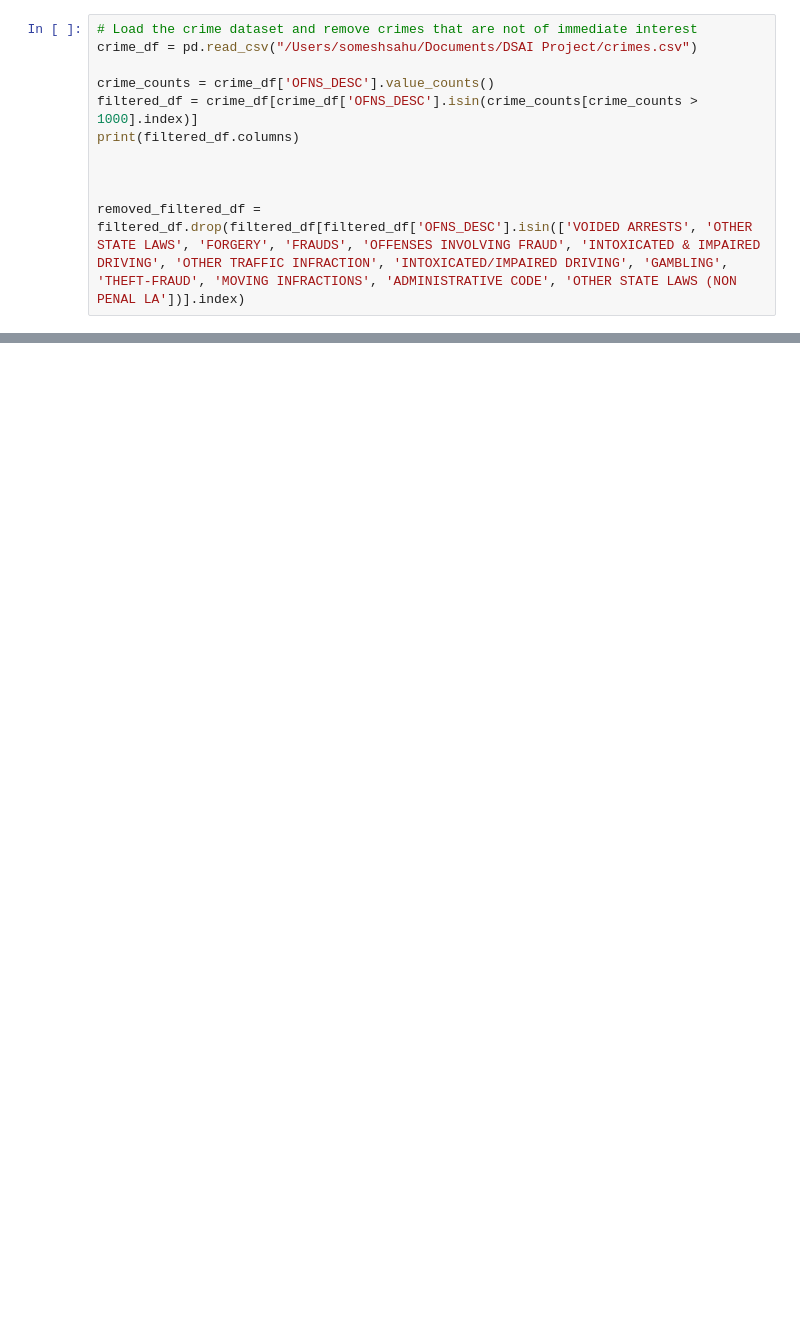
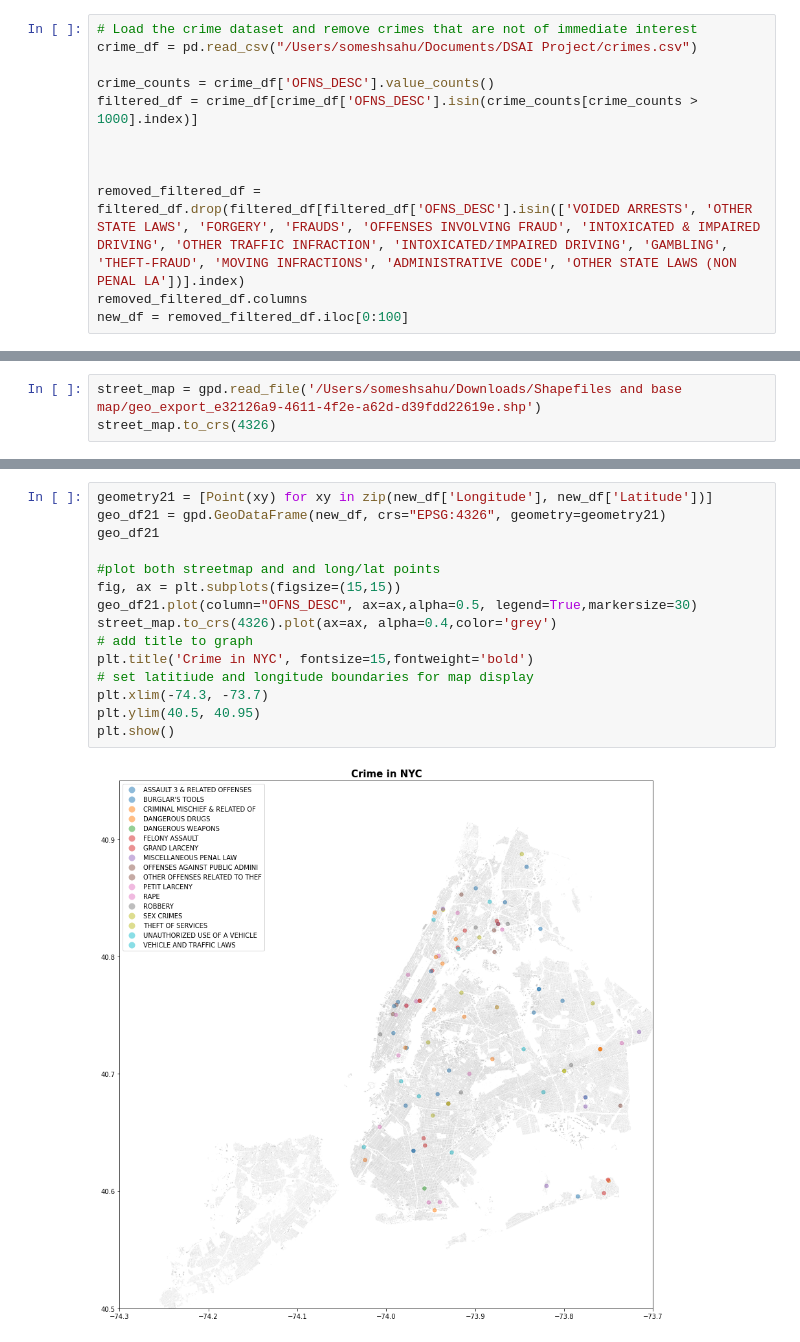
Before and after one commit to paaniwater/DSAI-Project, a Jupyter notebook: project.ipynb, the cells around one changed output, grey strips where cells are left out. Saved outputs shown, nothing was run; the diff lists cells and outputs as text; blank space fills up the shorter version.

```diff
--- a/project.ipynb
+++ b/project.ipynb
@@ -7,8 +11,9 @@ crime_df = pd.read_csv("/Users/someshsahu/Documents/DSAI Project/crimes.csv")
 
 crime_counts = crime_df['OFNS_DESC'].value_counts()
 filtered_df = crime_df[crime_df['OFNS_DESC'].isin(crime_counts[crime_counts > 1000].index)]
-print(filtered_df.columns)
 
 
 
 removed_filtered_df = filtered_df.drop(filtered_df[filtered_df['OFNS_DESC'].isin(['VOIDED ARRESTS', 'OTHER STATE LAWS', 'FORGERY', 'FRAUDS', 'OFFENSES INVOLVING FRAUD', 'INTOXICATED & IMPAIRED DRIVING', 'OTHER TRAFFIC INFRACTION', 'INTOXICATED/IMPAIRED DRIVING', 'GAMBLING', 'THEFT-FRAUD', 'MOVING INFRACTIONS', 'ADMINISTRATIVE CODE', 'OTHER STATE LAWS (NON PENAL LA'])].index)
+removed_filtered_df.columns
+new_df = removed_filtered_df.iloc[0:100]
@@ -33,0 +20,3 @@ Index(['ARREST_KEY', 'ARREST_DATE', 'PD_CD', 'PD_DESC', 'KY_CD', 'OFNS_DESC',
+# %%
+street_map = gpd.read_file('/Users/someshsahu/Downloads/Shapefiles and base map/geo_export_e32126a9-4611-4f2e-a62d-d39fdd22619e.shp')
+street_map.to_crs(4326)
@@ -33,0 +25,17 @@ Index(['ARREST_KEY', 'ARREST_DATE', 'PD_CD', 'PD_DESC', 'KY_CD', 'OFNS_DESC',
+# %%
+geometry21 = [Point(xy) for xy in zip(new_df['Longitude'], new_df['Latitude'])]
+geo_df21 = gpd.GeoDataFrame(new_df, crs="EPSG:4326", geometry=geometry21)
+geo_df21
+
+#plot both streetmap and and long/lat points
+fig, ax = plt.subplots(figsize=(15,15))
+geo_df21.plot(column="OFNS_DESC", ax=ax,alpha=0.5, legend=True,markersize=30)
+street_map.to_crs(4326).plot(ax=ax, alpha=0.4,color='grey')
+# add title to graph
+plt.title('Crime in NYC', fontsize=15,fontweight='bold')
+# set latitiude and longitude boundaries for map display
+plt.xlim(-74.3, -73.7)
+plt.ylim(40.5, 40.95)
+plt.show()
+# %% [output]
+[figure, added]
```
Also changed, not shown: parts of 3 cells of this notebook.
